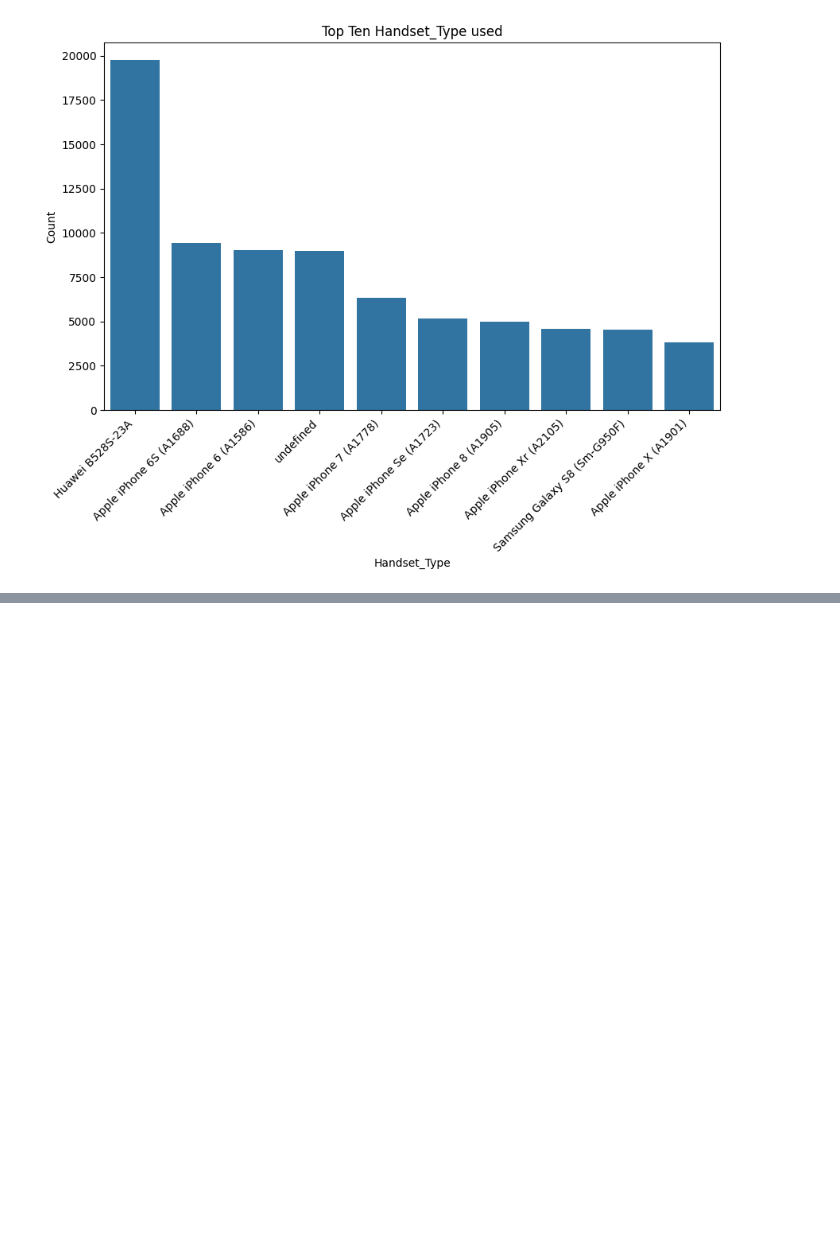
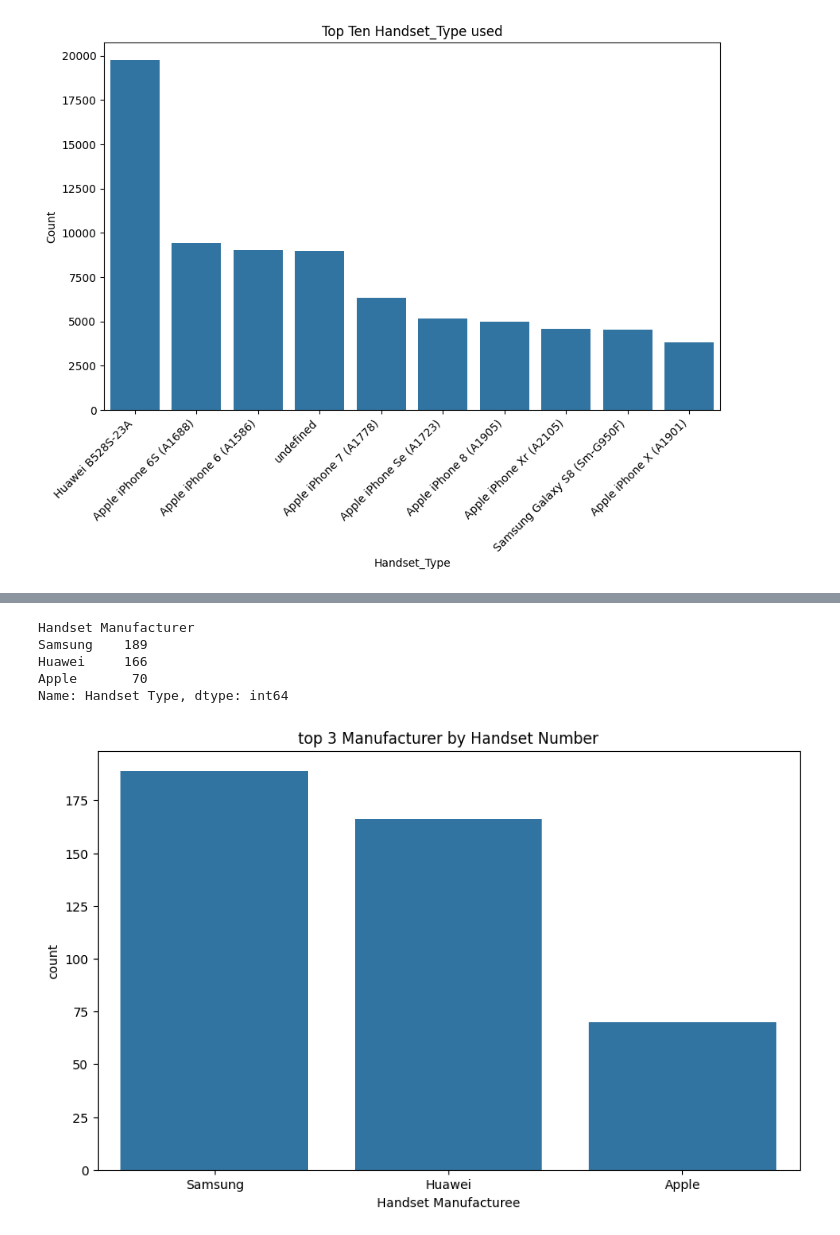
Before and after one commit to Marta233/EDA_TellCo, a Jupyter notebook: notebook/basic.ipynb, the cells around one changed output, grey strips where cells are left out. Drawn from its saved outputs; the diff is of its cells as text; code cells hidden in the pictures; blank space fills up the shorter version.

```diff
--- a/notebook/basic.ipynb
+++ b/notebook/basic.ipynb
@@ -111,0 +134,12 @@ basic.plot_bar()
+# %%
+basic.top_manufacturere_by_handsetnum()
+# %% [output]
+Handset Manufacturer
+Samsung    189
+Huawei     166
+Apple       70
+Name: Handset Type, dtype: int64
+# %%
+basic.plot_top_manufacturere_by_handsetnum()
+# %% [output]
+[figure, added]
```
Also changed, not shown: parts of 7 cells of this notebook, 3 other files.
